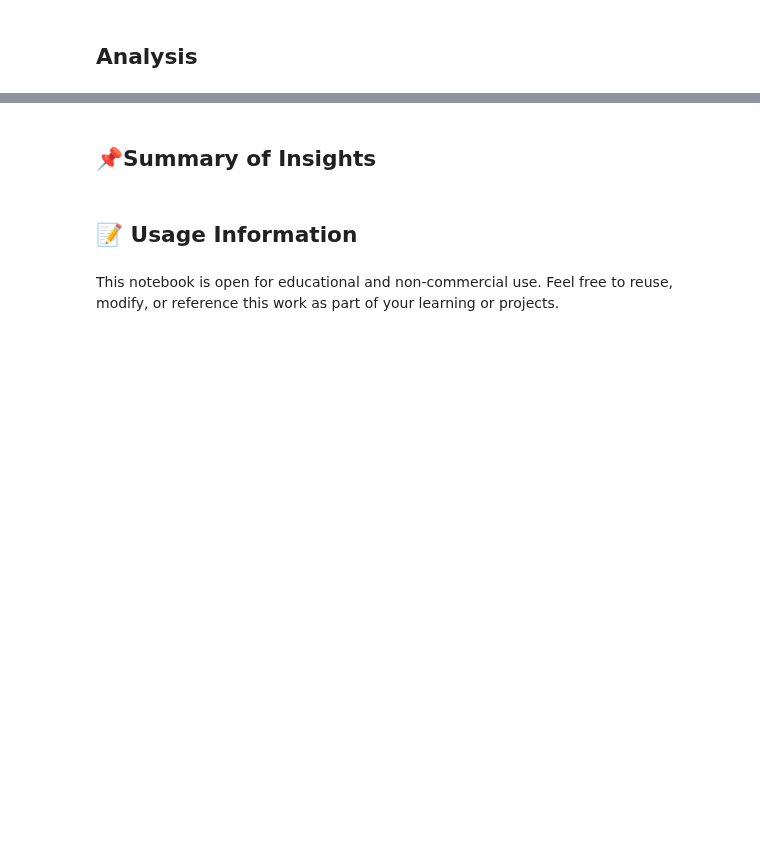
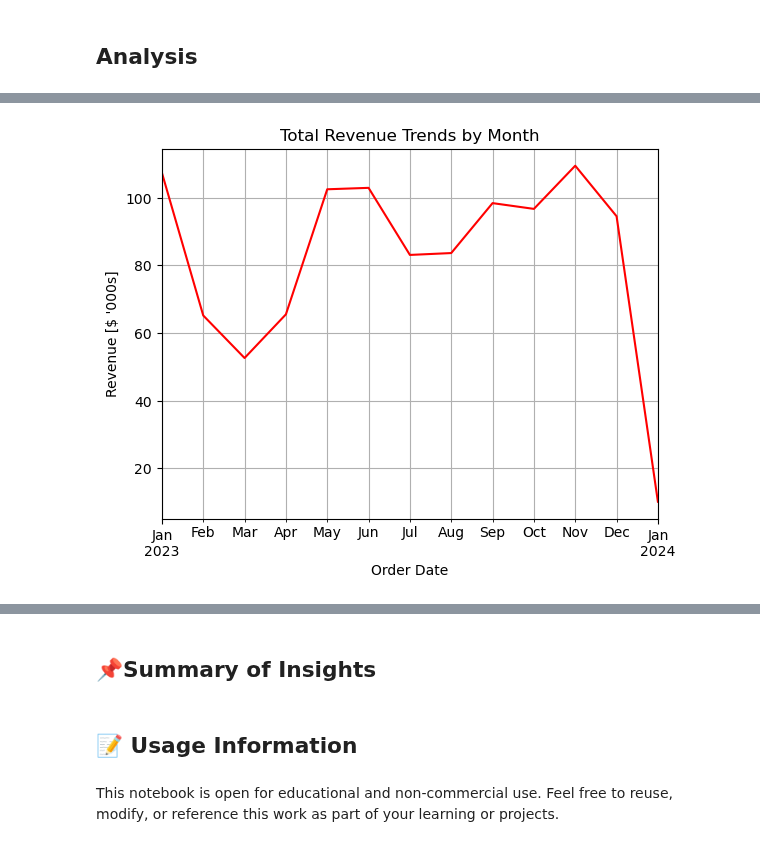
Before and after one commit to Mohammed-Hanan-Othman/ecommerce-sales-analysis, a Jupyter notebook: notebooks/2.sales_trends.ipynb, the cells around one changed output, grey strips where cells are left out. Cells and saved outputs as stored; diff of their text form; code cells hidden in the pictures; blank space fills up the shorter version.

Commit message:
Included visualizations for revenue and number of orders by month and by quarter

```diff
--- a/notebooks/2.sales_trends.ipynb
+++ b/notebooks/2.sales_trends.ipynb
@@ -20,0 +25,5 @@ The data used here is the cleaned version of the original sales dataset:
+# %%
+# Load data
+df = pd.read_csv("../data/cleaned_orders.csv")
+df.shape
+# df.info()
@@ -21,2 +35,4 @@ The data used here is the cleaned version of the original sales dataset:
+# %%
+df_copy = df.copy()
 # %% [markdown]
 ## Analysis
@@ -22,0 +43,4 @@ The data used here is the cleaned version of the original sales dataset:
+# %%
+# Reset Order Date field to Datetime
+df_copy["Order Date"] = pd.to_datetime(df["Order Date"])
+df_copy["Order Date"].head()
@@ -22,0 +54,4 @@ The data used here is the cleaned version of the original sales dataset:
+# %%
+# Extract Sales Trends Data
+sales_trends = df_copy.set_index("Order Date")["Total Price Calc"].rename("Sales Trends").sort_index()
+sales_trends.head()
@@ -22,0 +66,9 @@ The data used here is the cleaned version of the original sales dataset:
+# %%
+# Plot Total Revenue by Month
+(sales_trends.resample("1ME").sum() / 1e3).plot(kind='line', color="red")
+plt.grid(which="both")
+plt.ylabel("Revenue [$ '000s]")
+plt.title("Total Revenue Trends by Month")
+plt.show();
+# %% [output]
+[figure, added]
```
Also changed, not shown: parts of 19 cells of this notebook.
